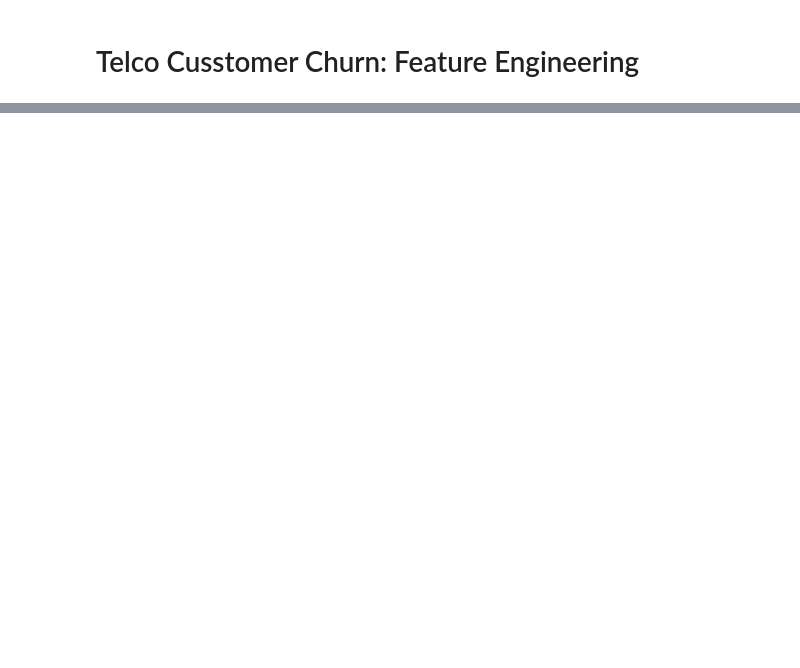
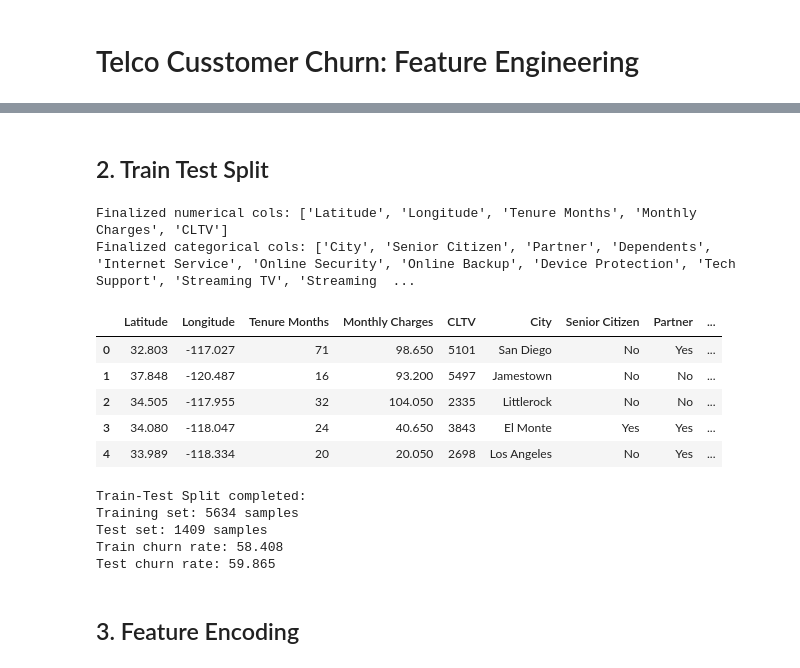
Before and after one commit to lintosunny/churn-x, a Jupyter notebook: ml/notebooks/feature_engineering.ipynb, the cells around one changed output, grey strips where cells are left out. Saved outputs shown, nothing was run; the diff lists cells and outputs as text; code cells hidden in the pictures; blank space fills up the shorter version.

```diff
--- a/ml/notebooks/feature_engineering.ipynb
+++ b/ml/notebooks/feature_engineering.ipynb
@@ -225,0 +160,4 @@ Final dataset shape: (7043, 21)
+# %%
+# select features that has IV > 0.02
+selected_cat_features_iv = [feature for feature, iv in iv_values.items() if iv > 0.02]
+selected_cat_features_iv
@@ -225,0 +194,16 @@ Final dataset shape: (7043, 21)
+# %%
+scaler = MinMaxScaler()
+
+train_df_scaled = pd.DataFrame(
+    scaler.fit_transform(train_df[num_cols]),
+    columns=num_cols,
+    index=train_df.index
+)
+
+test_df_scaled = pd.DataFrame(
+    scaler.transform(test_df[num_cols]),
+    columns=num_cols,
+    index=test_df.index
+)
+
+train_df_scaled.head()
@@ -248,0 +304,46 @@ Final VIF values (all <= 10):
+# %% [markdown]
+## 2. Train Test Split
+# %%
+# selecting cols
+print(f"Finalized numerical cols: {final_num_cols}")
+print(f"Finalized categorical cols: {selected_cat_features_iv}")
+target_feature = ['Churn Score']
+
+# combine both lists
+final_features = final_num_cols + selected_cat_features_iv + target_feature
+
+train_df = train_df[final_features]
+test_df = test_df[final_features]
+
+train_df.head()
+# %% [output]
+Finalized numerical cols: ['Latitude', 'Longitude', 'Tenure Months', 'Monthly Charges', 'CLTV']
+Finalized categorical cols: ['City', 'Senior Citizen', 'Partner', 'Dependents', 'Internet Service', 'Online Security', 'Online Backup', 'Device Protection', 'Tech Support', 'Streaming TV', 'Streaming  ...
+|  | Latitude | Longitude | Tenure Months | Monthly Charges | CLTV | City | Senior Citizen | Partner | ... |
+| 0 | 32.803 | -117.027 | 71 | 98.650 | 5101 | San Diego | No | Yes | ... |
+| 1 | 37.848 | -120.487 | 16 | 93.200 | 5497 | Jamestown | No | No | ... |
+| 2 | 34.505 | -117.955 | 32 | 104.050 | 2335 | Littlerock | No | No | ... |
+| 3 | 34.080 | -118.047 | 24 | 40.650 | 3843 | El Monte | Yes | Yes | ... |
+| 4 | 33.989 | -118.334 | 20 | 20.050 | 2698 | Los Angeles | No | Yes | ... |
+# %%
+# Train split
+X_train = train_df.drop(columns=target_feature, axis=1)
+y_train = train_df[target_feature[0]]  # returns Series
+
+# Test split
+X_test = test_df.drop(columns=target_feature, axis=1)
+y_test = test_df[target_feature[0]]  # returns Series
+
+print("Train-Test Split completed:")
+print(f"Training set: {X_train.shape[0]} samples")
+print(f"Test set: {X_test.shape[0]} samples")
+print(f"Train churn rate: {y_train.mean():.3f}")
+print(f"Test churn rate: {y_test.mean():.3f}")
+# %% [output]
+Train-Test Split completed:
+Training set: 5634 samples
+Test set: 1409 samples
+Train churn rate: 58.408
+Test churn rate: 59.865
+# %% [markdown]
+## 3. Feature Encoding
```
Also changed, not shown: parts of 58 cells of this notebook, 17 other files.
